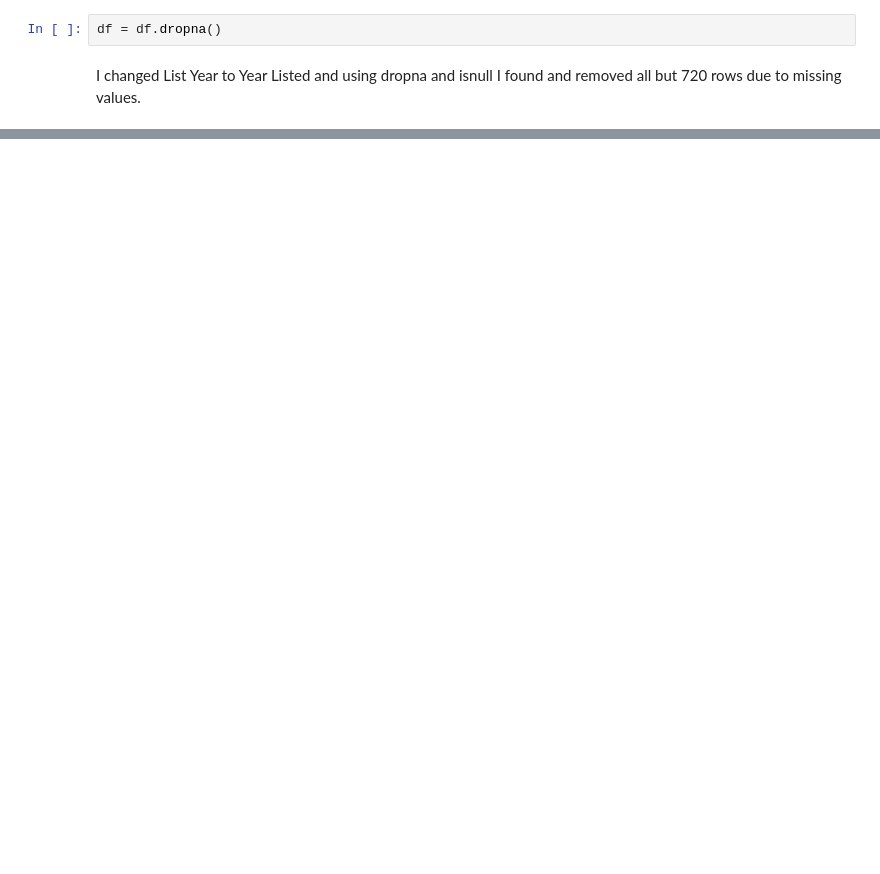
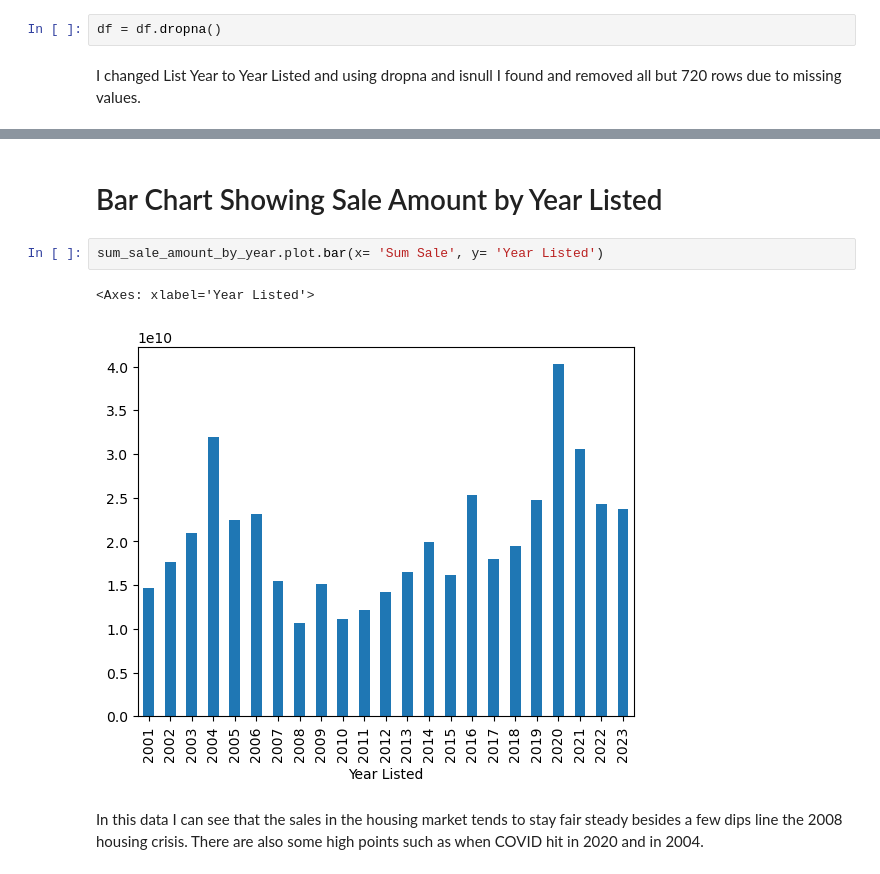
Before and after one commit to porte2ax/IA340-1, a Jupyter notebook: Lab2.ipynb, the cells around one changed output, grey strips where cells are left out. Cells and saved outputs as stored; diff of their text form; blank space fills up the shorter version.

```diff
--- a/Lab2.ipynb
+++ b/Lab2.ipynb
@@ -135,0 +156,9 @@ df[(df['Year Listed']>= 2020)]
+# %% [markdown]
+# Bar Chart Showing Sale Amount by Year Listed
+# %%
+sum_sale_amount_by_year.plot.bar(x= 'Sum Sale', y= 'Year Listed')
+# %% [output]
+<Axes: xlabel='Year Listed'>
+[figure, added]
+# %% [markdown]
+In this data I can see that the sales in the housing market tends to stay fair steady besides a few dips line the 2008 housing crisis. There are also some high points such as when COVID hit in 2020 and in 2004.
```
Also changed, not shown: parts of 8 cells of this notebook.
